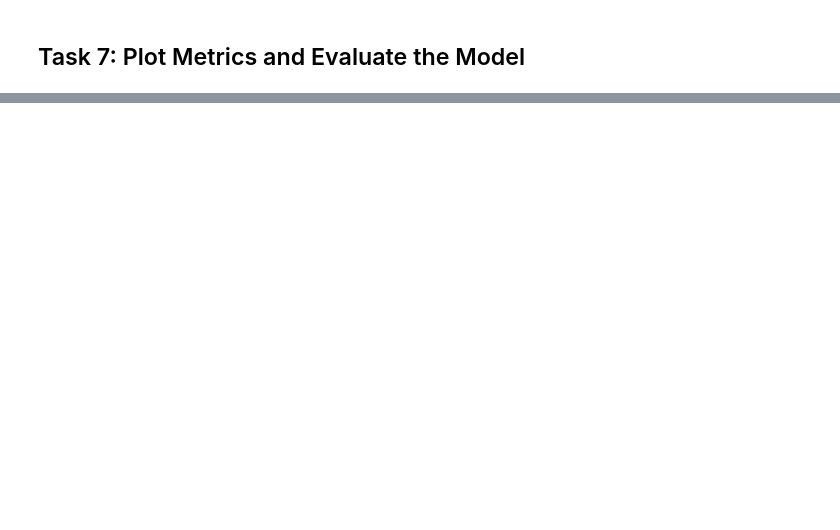
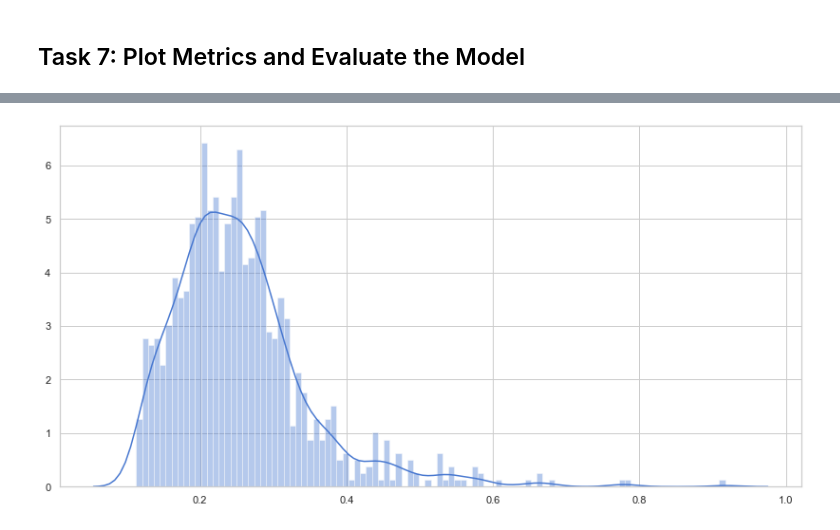
Before and after one commit to kevinpulido89/ML, a Jupyter notebook: Building AutoEncoders.ipynb, the cells around one changed output, grey strips where cells are left out. Cells and saved outputs as stored; diff of their text form; code cells hidden in the pictures; blank space fills up the shorter version.

```diff
--- a/Building AutoEncoders.ipynb
+++ b/Building AutoEncoders.ipynb
@@ -719,0 +711,9 @@ ValueError: ignored
+# %%
+X_test_predicted = model.predict(X_test)
+
+test_mae_loss = np.mean(np.abs(X_test_predicted - X_test), axis=1)
+# %%
+sns.distplot(test_mae_loss, bins=100, kde=True)
+plt.show()
+# %% [output]
+[figure, added]
```
Also changed, not shown: parts of 22 cells of this notebook, 1 other file.
